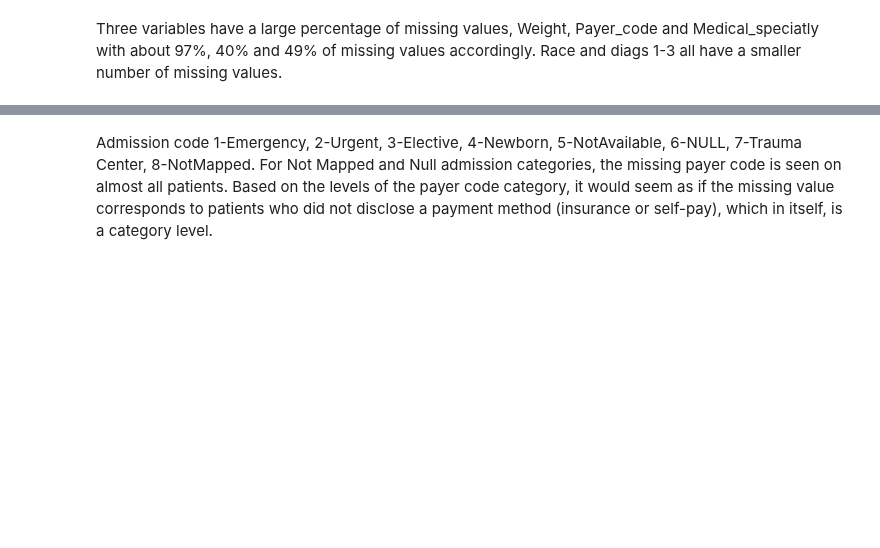
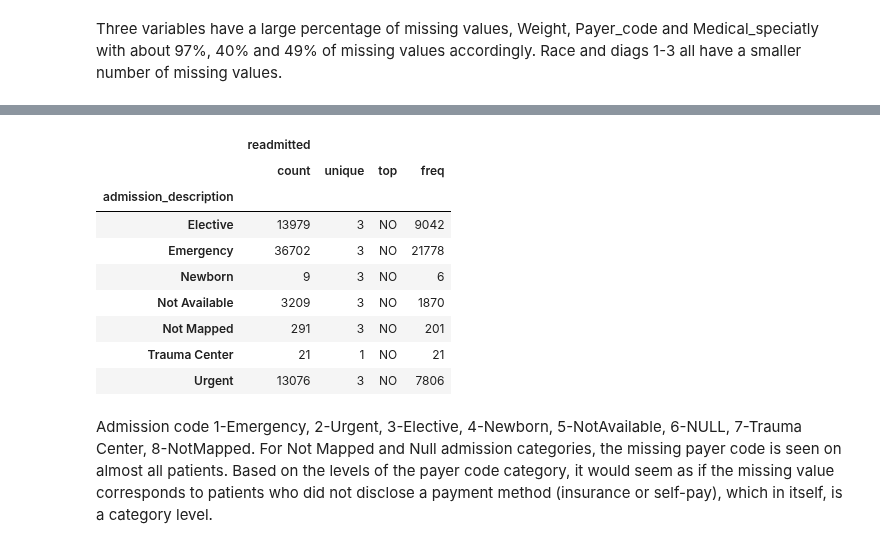
Before and after one commit to boneeyah/QTW, a Jupyter notebook: Case Study 2/Case_Study_2.ipynb, the cells around one changed output, grey strips where cells are left out. Saved outputs shown, nothing was run; the diff lists cells and outputs as text; code cells hidden in the pictures; blank space fills up the shorter version.

```diff
--- a/Case Study 2/Case_Study_2.ipynb
+++ b/Case Study 2/Case_Study_2.ipynb
@@ -126,3 +163,22 @@ df[['payer_code','admission_type_id']].groupby('admission_type_id').describe()
+# %%
+#filtering out expired and hospice patients
+df = df[df["discharge_description"] != 'Expired']
+df = df[df["discharge_description"] != 'Expired at home. Medicaid only, hospice.']
+df = df[df["discharge_description"] != 'Hospice / home']
+df = df[df["discharge_description"] != 'Hospice / medical facility']
+# %%
+df[['readmitted','admission_description']].groupby('admission_description').describe()
+# %% [output]
+|  | readmitted |  |  |  |
+|  | count | unique | top | freq |
+| admission_description |  |  |  |  |
+| Elective | 13979 | 3 | NO | 9042 |
+| Emergency | 36702 | 3 | NO | 21778 |
+| Newborn | 9 | 3 | NO | 6 |
+| Not Available | 3209 | 3 | NO | 1870 |
+| Not Mapped | 291 | 3 | NO | 201 |
+| Trauma Center | 21 | 1 | NO | 21 |
+| Urgent | 13076 | 3 | NO | 7806 |
 # %% [markdown]
 Admission code 1-Emergency, 2-Urgent, 3-Elective, 4-Newborn, 5-NotAvailable, 6-NULL, 7-Trauma Center, 8-NotMapped.
 For Not Mapped and Null admission categories, the missing payer code is seen on almost all patients. Based on the levels of the payer code category, it would seem as if the missing value corresponds to patients who did not disclose a payment method (insurance or self-pay), which in itself, is a category level.
```
Also changed, not shown: parts of 5 cells of this notebook.
